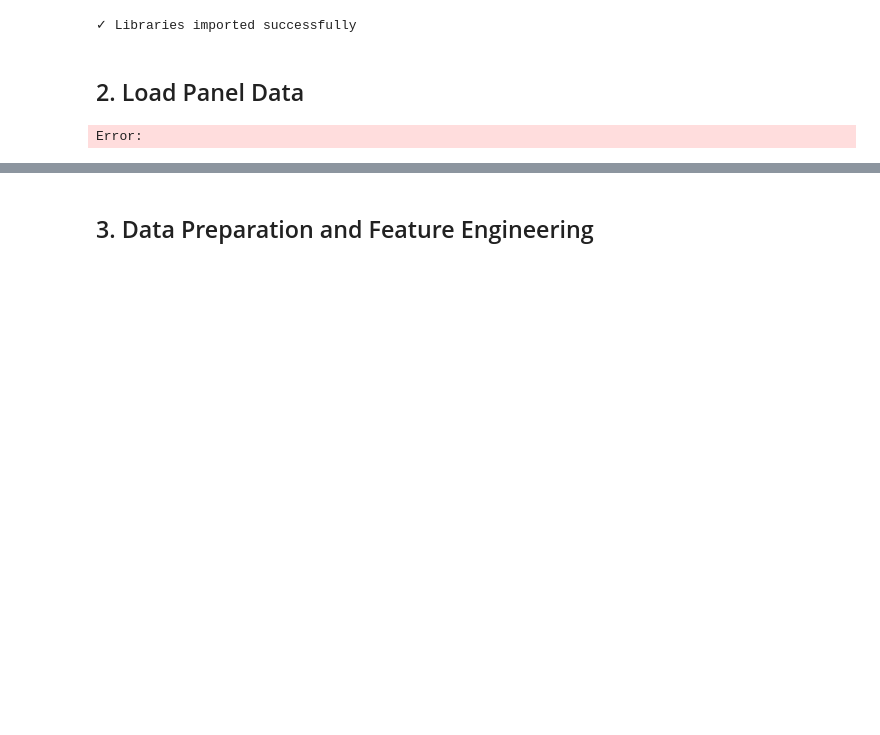
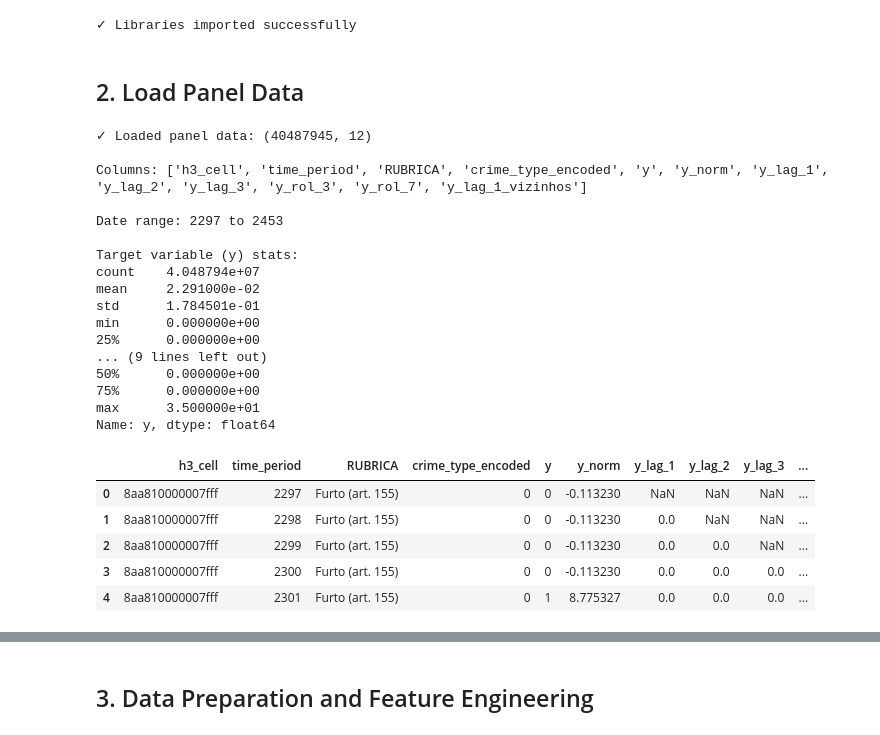
Before and after one commit to jgvalarc/prepol-project, a Jupyter notebook: notebooks/ModelTraining.ipynb, the cells around one changed output, grey strips where cells are left out. Saved outputs shown, nothing was run; the diff lists cells and outputs as text; code cells hidden in the pictures; blank space fills up the shorter version.

```diff
--- a/notebooks/ModelTraining.ipynb
+++ b/notebooks/ModelTraining.ipynb
@@ -43,19 +43,41 @@ print("✓ Libraries imported successfully")
 ## 2. Load Panel Data
 # %%
 # Load the panel data
-panel_file = Path("prepol_out/PrePol_Panel_FULL_25_11_2025_by_crimetype.parquet")
+panel_file = Path("prepol_out/PrePol_Panel_25_11_2025_by_crimetype_weekly.parquet")
 df_panel = pd.read_parquet(panel_file)
 
 print(f"✓ Loaded panel data: {df_panel.shape}")
 print(f"\nColumns: {list(df_panel.columns)}")
 print(f"\nDate range: {df_panel['time_period'].min()} to {df_panel['time_period'].max()}")
 print(f"\nTarget variable (y) stats:")
 print(df_panel['y'].describe())
 
 # Display sample
 df_panel.head()
 # %% [output]
-Error:
+✓ Loaded panel data: (40487945, 12)
+
+Columns: ['h3_cell', 'time_period', 'RUBRICA', 'crime_type_encoded', 'y', 'y_norm', 'y_lag_1', 'y_lag_2', 'y_lag_3', 'y_rol_3', 'y_rol_7', 'y_lag_1_vizinhos']
+
+Date range: 2297 to 2453
+
+Target variable (y) stats:
+count    4.048794e+07
+mean     2.291000e-02
+std      1.784501e-01
+min      0.000000e+00
+25%      0.000000e+00
+... (9 lines left out)
+50%      0.000000e+00
+75%      0.000000e+00
+max      3.500000e+01
+Name: y, dtype: float64
+|  | h3_cell | time_period | RUBRICA | crime_type_encoded | y | y_norm | y_lag_1 | y_lag_2 | y_lag_3 | ... |
+| 0 | 8aa810000007fff | 2297 | Furto (art. 155) | 0 | 0 | -0.113230 | NaN | NaN | NaN | ... |
+| 1 | 8aa810000007fff | 2298 | Furto (art. 155) | 0 | 0 | -0.113230 | 0.0 | NaN | NaN | ... |
+| 2 | 8aa810000007fff | 2299 | Furto (art. 155) | 0 | 0 | -0.113230 | 0.0 | 0.0 | NaN | ... |
+| 3 | 8aa810000007fff | 2300 | Furto (art. 155) | 0 | 0 | -0.113230 | 0.0 | 0.0 | 0.0 | ... |
+| 4 | 8aa810000007fff | 2301 | Furto (art. 155) | 0 | 1 | 8.775327 | 0.0 | 0.0 | 0.0 | ... |
 # %%
 # Final Panel Summary
 print("FINAL PANEL SUMMARY")
```
Also changed, not shown: parts of 10 cells of this notebook, 53 other files.
